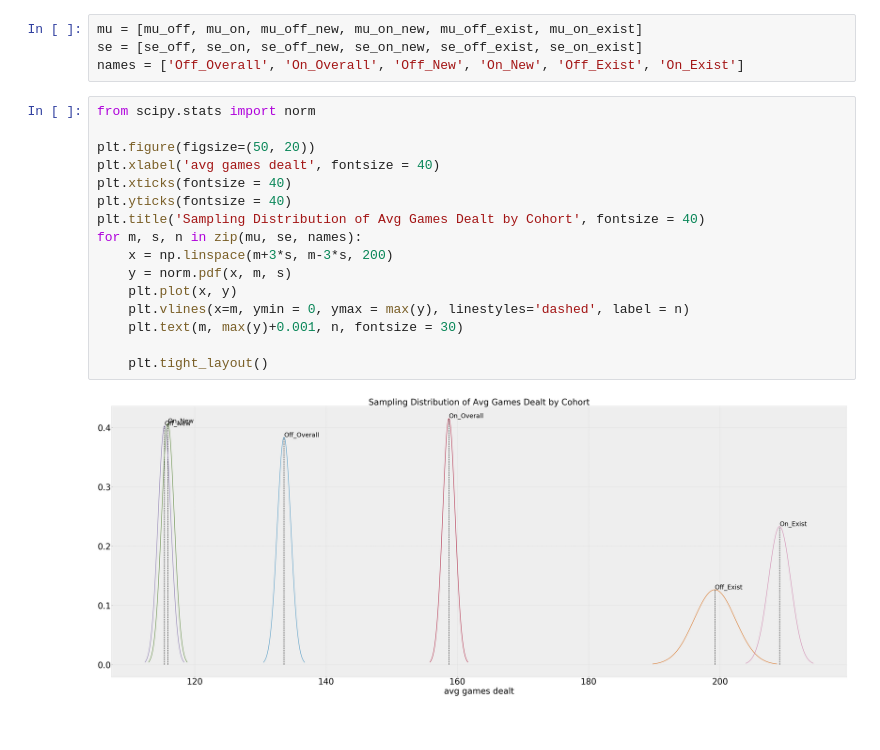
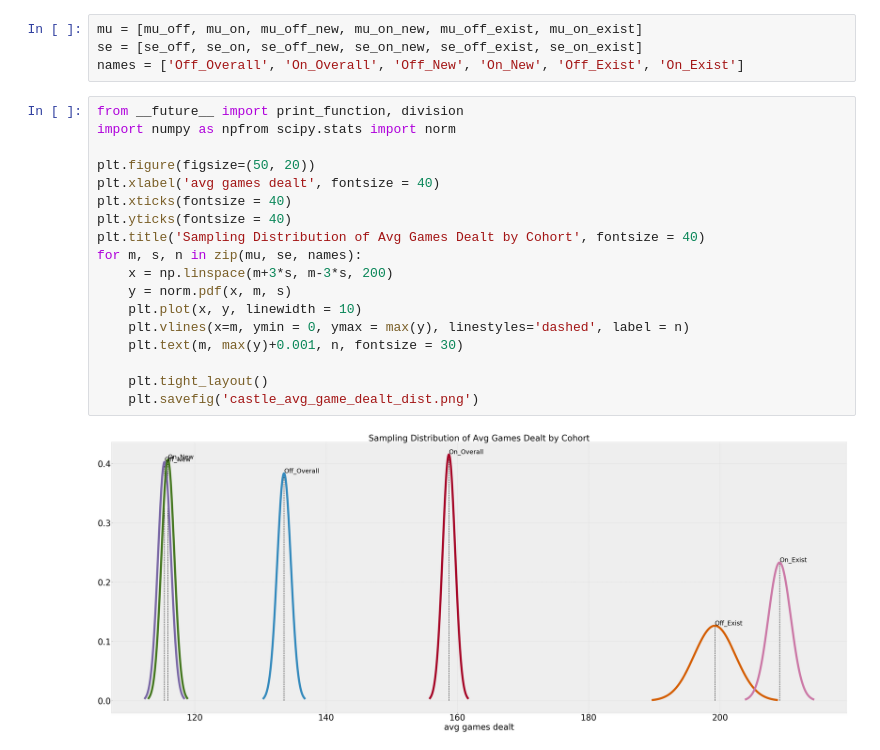
Before and after one commit to rzy121/misc_python, a Jupyter notebook: Normal Distribution.ipynb, the cells around one changed output. Saved outputs shown, nothing was run; the diff lists cells and outputs as text.

Commit message:
updated with distribution chart

```diff
--- a/Normal Distribution.ipynb
+++ b/Normal Distribution.ipynb
@@ -19,20 +19,22 @@ mu = [mu_off, mu_on, mu_off_new, mu_on_new, mu_off_exist, mu_on_exist]
 se = [se_off, se_on, se_off_new, se_on_new, se_off_exist, se_on_exist]
 names = ['Off_Overall', 'On_Overall', 'Off_New', 'On_New', 'Off_Exist', 'On_Exist']
 # %%
-from scipy.stats import norm
+from __future__ import print_function, division
+import numpy as npfrom scipy.stats import norm
 
 plt.figure(figsize=(50, 20))
 plt.xlabel('avg games dealt', fontsize = 40)
 plt.xticks(fontsize = 40)
 plt.yticks(fontsize = 40)
 plt.title('Sampling Distribution of Avg Games Dealt by Cohort', fontsize = 40)
 for m, s, n in zip(mu, se, names):
     x = np.linspace(m+3*s, m-3*s, 200)
     y = norm.pdf(x, m, s)
-    plt.plot(x, y)
+    plt.plot(x, y, linewidth = 10)
     plt.vlines(x=m, ymin = 0, ymax = max(y), linestyles='dashed', label = n)
     plt.text(m, max(y)+0.001, n, fontsize = 30)
 
     plt.tight_layout()
+    plt.savefig('castle_avg_game_dealt_dist.png')
 # %% [output]
-[figure, old version]
+[figure, new version]
```
Also changed, not shown: 1 other file.
